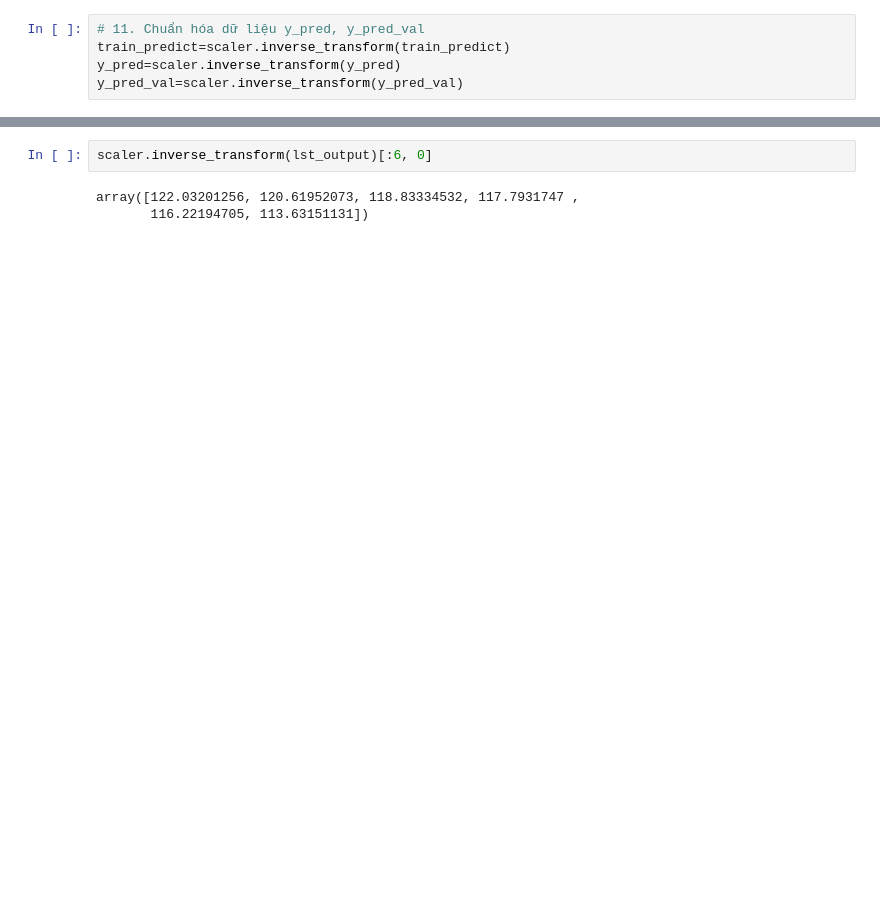
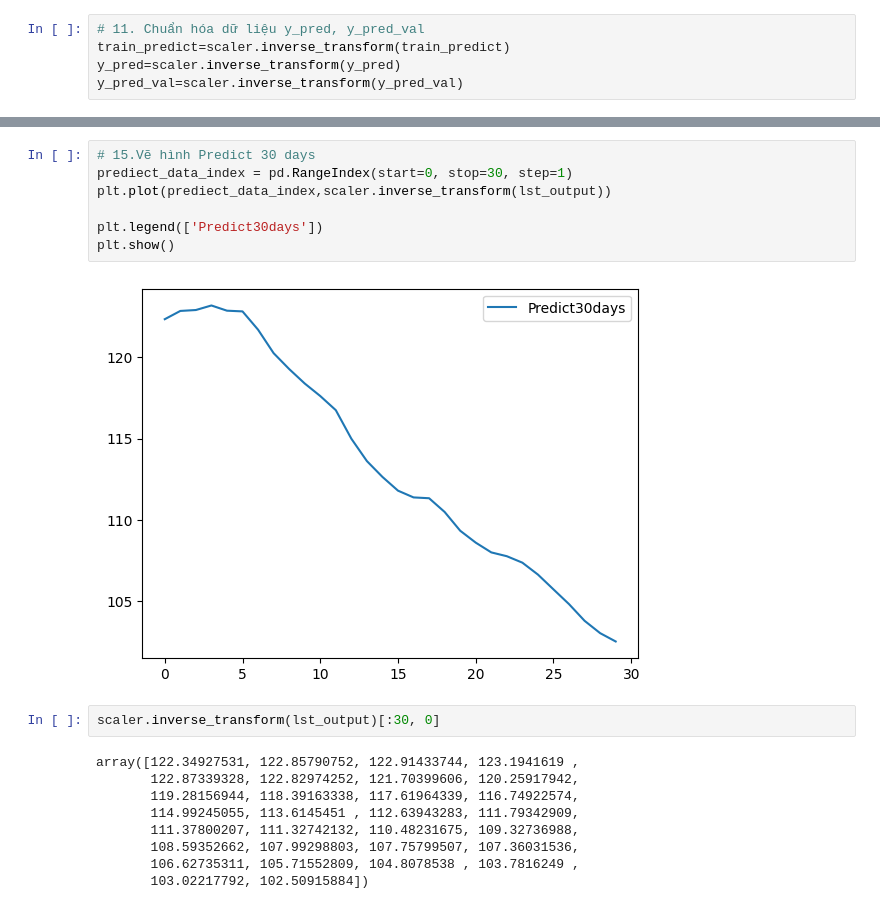
Before and after one commit to dangnghiepcuong/IS403.N21.HTTT_Nhom2, a Jupyter notebook: 2. RNN/RNN_AMD_6-2-2.ipynb, the cells around one changed output, grey strips where cells are left out. Cells and saved outputs as stored; diff of their text form; blank space fills up the shorter version.

```diff
--- a/2. RNN/RNN_AMD_6-2-2.ipynb
+++ b/2. RNN/RNN_AMD_6-2-2.ipynb
@@ -204,5 +245,20 @@ Testing MAE: 104.90521571125916
+# %%
+# 15.Vẽ hình Predict 30 days
+prediect_data_index = pd.RangeIndex(start=0, stop=30, step=1)
+plt.plot(prediect_data_index,scaler.inverse_transform(lst_output))
+
+plt.legend(['Predict30days'])
+plt.show()
+# %% [output]
+[figure, added]
 # %%
-scaler.inverse_transform(lst_output)[:6, 0]
+scaler.inverse_transform(lst_output)[:30, 0]
 # %% [output]
-array([122.03201256, 120.61952073, 118.83334532, 117.7931747 ,
-       116.22194705, 113.63151131])
+array([122.34927531, 122.85790752, 122.91433744, 123.1941619 ,
+       122.87339328, 122.82974252, 121.70399606, 120.25917942,
+       119.28156944, 118.39163338, 117.61964339, 116.74922574,
+       114.99245055, 113.6145451 , 112.63943283, 111.79342909,
+       111.37800207, 111.32742132, 110.48231675, 109.32736988,
+       108.59352662, 107.99298803, 107.75799507, 107.36031536,
+       106.62735311, 105.71552809, 104.8078538 , 103.7816249 ,
+       103.02217792, 102.50915884])
```
Also changed, not shown: parts of 15 cells of this notebook.
